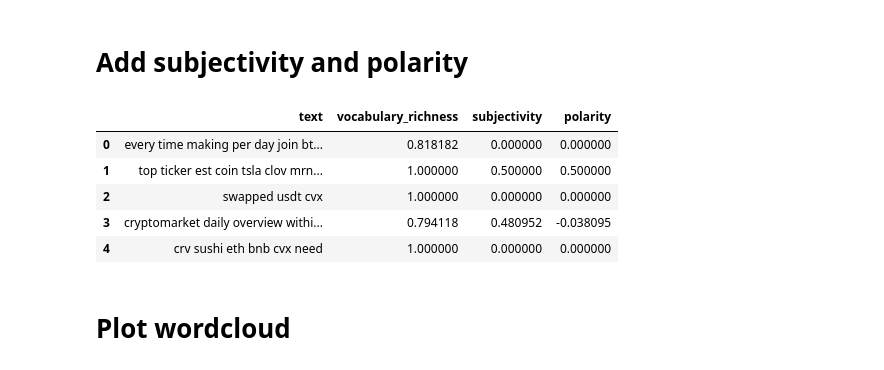
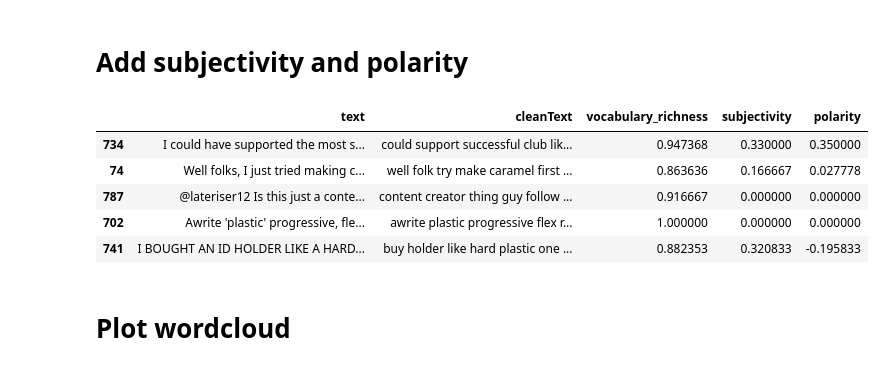
Before and after one commit to victorbnnt/NLPprojects, a Jupyter notebook: notebooks/04_Tweepy.ipynb, the cells around one changed output. Cells and saved outputs as stored; diff of their text form; code cells hidden in the pictures.

```diff
--- a/notebooks/04_Tweepy.ipynb
+++ b/notebooks/04_Tweepy.ipynb
@@ -108,7 +115,7 @@ cleaned_df["textblob_analysis"].value_counts().plot(kind="bar");
 # %% [markdown]
 # Getting Tweets from a hashtag
 # %%
-df_searched = get_tweets_from_search(api, "$CVX", parameters=" -filter:retweets", since="2021-08-09", lang="en", max_tweets=1000)
+df_searched = get_tweets_from_search(api, "plastic", parameters=" -filter:retweets", since="2021-08-09", lang="en", max_tweets=1000)
 # %%
 df_searched
 # %% [output]
@@ -128,4 +135,7 @@ df_searched
 # %% [markdown]
 # Clean texts
 # %%
-cleaner_search = text_cleaner(df = df_searched, label="text", included_sw=[], excluded_sw=[])#, stopwords_locale="french")
+df_searched["cleanText"] = df_searched["text"]
+cleaner_searched = text_cleaner(df = df_searched, label="cleanText", included_sw=["amp"])
+cleaned_df_searched = cleaner_searched.clean_texts()
+cleaned_df_searched.sample()
@@ -150,15 +145,15 @@ cleaned_df_search
 # %% [markdown]
 # Add subjectivity and polarity
 # %%
-cleaned_df_search = add_subjectivity_and_polarity(cleaned_df_search, label="text")
-cleaned_df_search.head()
+cleaned_df_searched = add_subjectivity_and_polarity(cleaned_df_searched, label="cleanText")
+cleaned_df_searched.sample(5)
 # %% [output]
-|  | text | vocabulary_richness | subjectivity | polarity |
-| 0 | every time making per day join bt... | 0.818182 | 0.000000 | 0.000000 |
-| 1 | top ticker est coin tsla clov mrn... | 1.000000 | 0.500000 | 0.500000 |
-| 2 | swapped usdt cvx | 1.000000 | 0.000000 | 0.000000 |
-| 3 | cryptomarket daily overview withi... | 0.794118 | 0.480952 | -0.038095 |
-| 4 | crv sushi eth bnb cvx need | 1.000000 | 0.000000 | 0.000000 |
+|  | text | cleanText | vocabulary_richness | subjectivity | polarity |
+| 734 | I could have supported the most s... | could support successful club lik... | 0.947368 | 0.330000 | 0.350000 |
+| 74 | Well folks, I just tried making c... | well folk try make caramel first ... | 0.863636 | 0.166667 | 0.027778 |
+| 787 | @lateriser12 Is this just a conte... | content creator thing guy follow ... | 0.916667 | 0.000000 | 0.000000 |
+| 702 | Awrite 'plastic' progressive, fle... | awrite plastic progressive flex r... | 1.000000 | 0.000000 | 0.000000 |
+| 741 | I BOUGHT AN ID HOLDER LIKE A HARD... | buy holder like hard plastic one ... | 0.882353 | 0.320833 | -0.195833 |
 # %% [markdown]
 # Plot wordcloud
 # %%
```
Also changed, not shown: parts of 17 cells of this notebook, 6 other files.
